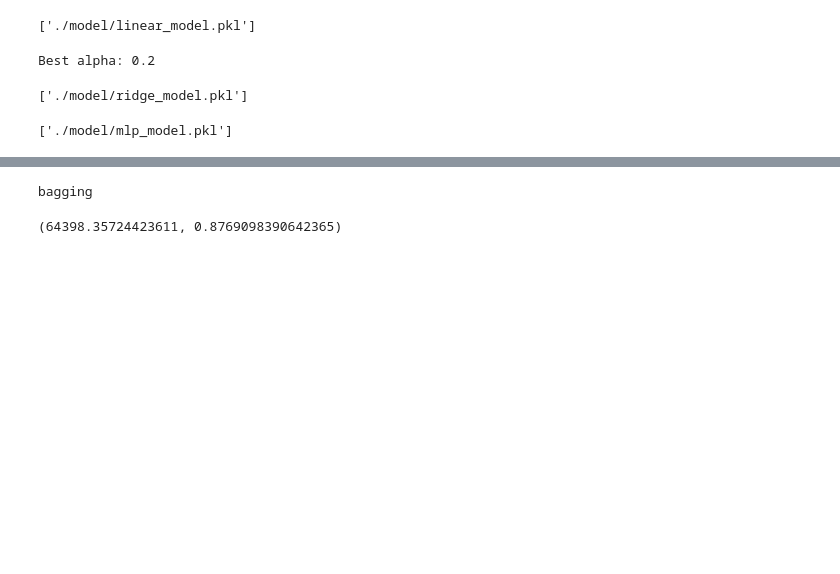
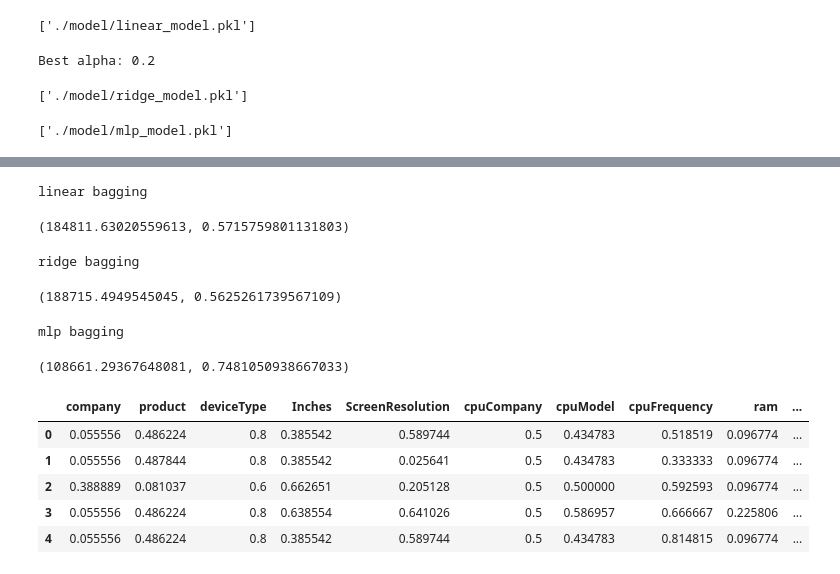
Before and after one commit to lyduybach2612/laptop_price_prediction, a Jupyter notebook: train_model.ipynb, the cells around one changed output, grey strips where cells are left out. Cells and saved outputs as stored; diff of their text form; code cells hidden in the pictures; blank space fills up the shorter version.

```diff
--- a/train_model.ipynb
+++ b/train_model.ipynb
@@ -150,8 +155,0 @@ Feature: weight, Score: 494.97543064256865
-# %%
-# print(data_set["company"].unique())
-data_set = data_set.drop(columns="Product")
-data_set = data_set.drop(columns="deviceType")
-data_set = data_set.drop(columns="company")
-
-data_set
-data_set.columns
@@ -163,9 +155,0 @@ Index(['Inches', 'ScreenResolution', 'cpuCompany', 'cpuModel', 'cpuFrequency',
-# %%
-from sklearn.preprocessing import LabelEncoder
-label_encoders = {}
-
-for col in data_set.select_dtypes('object').columns:
-    label_encoders[col] = LabelEncoder()
-    data_set[col] = label_encoders[col].fit_transform(data_set[col])
-
-joblib.dump(label_encoders, "./artifact/label_encoders.pkl")
@@ -174,11 +155,0 @@ joblib.dump(label_encoders, "./artifact/label_encoders.pkl")
-# %%
-# scale the value of numeric values to (0,1) by using minmaxscaler
-
-from sklearn.preprocessing import MinMaxScaler
-
-numerical_columns = data_set.select_dtypes(exclude='object').columns.tolist()
-numerical_columns.remove('Price (Euro)')
-
-scaler = MinMaxScaler()
-data_set[numerical_columns] = scaler.fit_transform(data_set[numerical_columns])
-joblib.dump(scaler, "./artifact/scaler.pkl")
@@ -262,10 +245,39 @@ mlp
 # %%
-bagging = joblib.load(filename="model/bagging_model.pkl")
-y_pred = bagging.predict(x_test)
+linear_bagging = joblib.load(filename="model/linear_bagging_model.pkl")
+y_pred = linear_bagging.predict(x_test)
 MSE = mean_squared_error(y_test,y_pred)
 r2 = r2_score(y_test, y_pred)
-print("bagging")
+print("linear bagging")
 MSE, r2
 # %% [output]
-bagging
+linear bagging
-(64398.35724423611, 0.8769098390642365)
+(184811.63020559613, 0.5715759801131803)
+# %%
+ridge_bagging = joblib.load(filename="model/ridge_bagging_model.pkl")
+y_pred = ridge_bagging.predict(x_test)
+MSE = mean_squared_error(y_test,y_pred)
+r2 = r2_score(y_test, y_pred)
+print("ridge bagging")
+MSE, r2
+# %% [output]
+ridge bagging
+(188715.4949545045, 0.5625261739567109)
+# %%
+mlp_bagging = joblib.load(filename="model/mlp_bagging_model.pkl")
+y_pred = mlp_bagging.predict(x_test)
+MSE = mean_squared_error(y_test,y_pred)
+r2 = r2_score(y_test, y_pred)
+print("mlp bagging")
+MSE, r2
+# %% [output]
+mlp bagging
+(108661.29367648081, 0.7481050938667033)
+# %%
+data_set.head()
+# %% [output]
+|  | company | product | deviceType | Inches | ScreenResolution | cpuCompany | cpuModel | cpuFrequency | ram | ... |
+| 0 | 0.055556 | 0.486224 | 0.8 | 0.385542 | 0.589744 | 0.5 | 0.434783 | 0.518519 | 0.096774 | ... |
+| 1 | 0.055556 | 0.487844 | 0.8 | 0.385542 | 0.025641 | 0.5 | 0.434783 | 0.333333 | 0.096774 | ... |
+| 2 | 0.388889 | 0.081037 | 0.6 | 0.662651 | 0.205128 | 0.5 | 0.500000 | 0.592593 | 0.096774 | ... |
+| 3 | 0.055556 | 0.486224 | 0.8 | 0.638554 | 0.641026 | 0.5 | 0.586957 | 0.666667 | 0.225806 | ... |
+| 4 | 0.055556 | 0.486224 | 0.8 | 0.385542 | 0.589744 | 0.5 | 0.434783 | 0.814815 | 0.096774 | ... |
```
Also changed, not shown: parts of 19 cells of this notebook, 14 other files.
